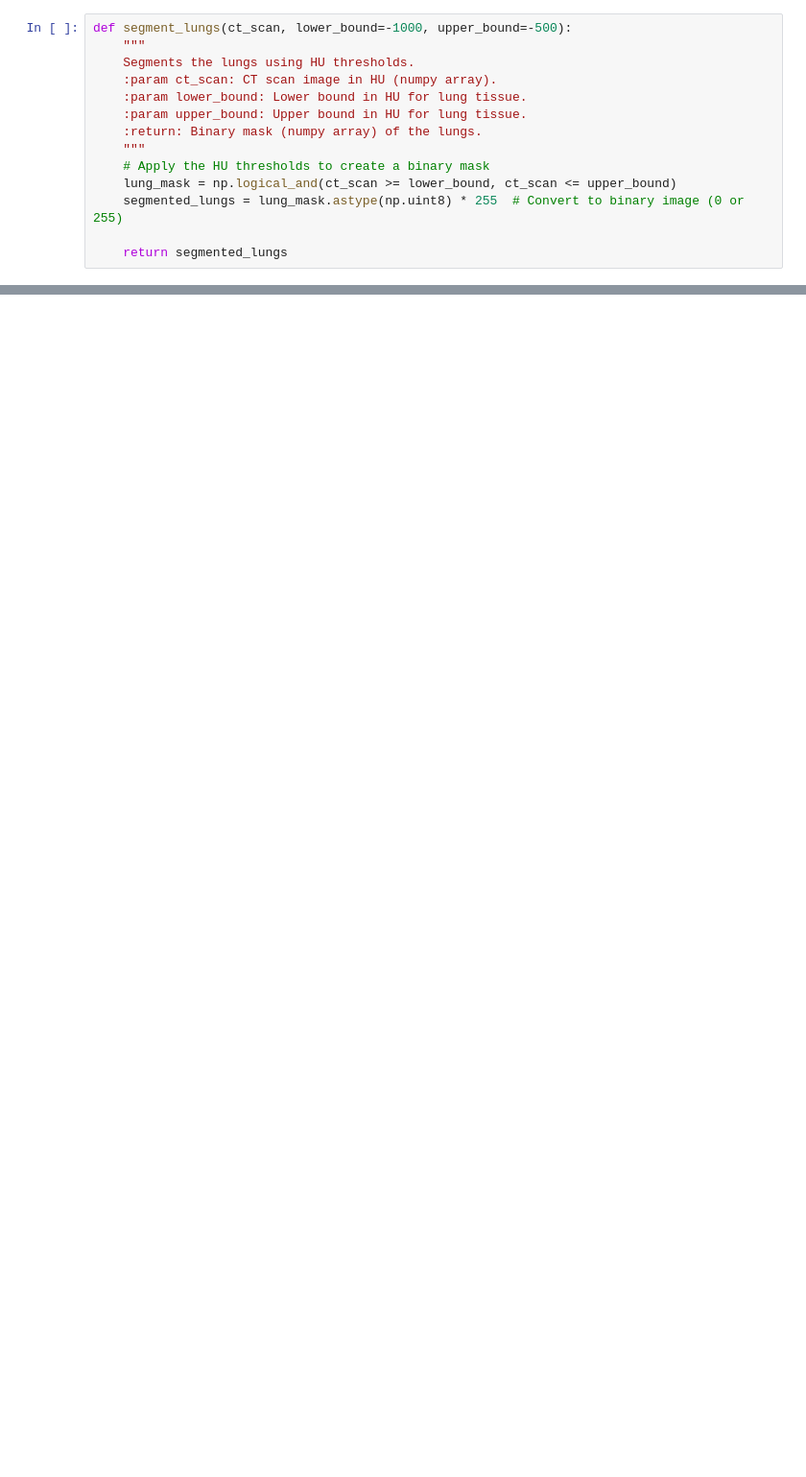
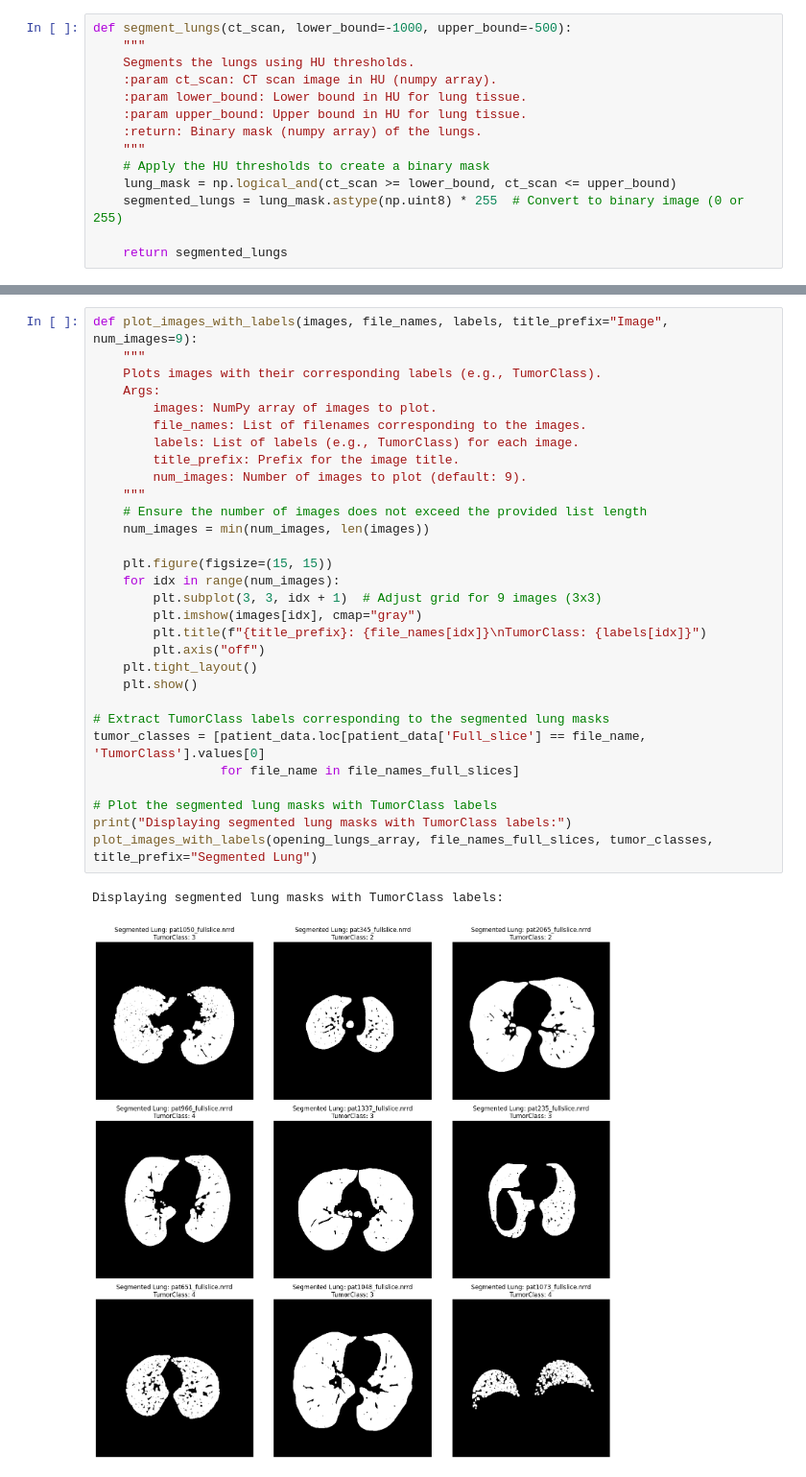
Before and after one commit to Amano07/lung_cancer, a Jupyter notebook: V1.ipynb, the cells around one changed output, grey strips where cells are left out. Shown at 96% size. Saved outputs shown, nothing was run; the diff lists cells and outputs as text; blank space fills up the shorter version.

```diff
--- a/V1.ipynb
+++ b/V1.ipynb
@@ -200,0 +305,33 @@ Segmented lung masks array shape: (2363, 512, 512)
+# %%
+def plot_images_with_labels(images, file_names, labels, title_prefix="Image", num_images=9):
+    """
+    Plots images with their corresponding labels (e.g., TumorClass).
+    Args:
+        images: NumPy array of images to plot.
+        file_names: List of filenames corresponding to the images.
+        labels: List of labels (e.g., TumorClass) for each image.
+        title_prefix: Prefix for the image title.
+        num_images: Number of images to plot (default: 9).
+    """
+    # Ensure the number of images does not exceed the provided list length
+    num_images = min(num_images, len(images))
+
+    plt.figure(figsize=(15, 15))
+    for idx in range(num_images):
+        plt.subplot(3, 3, idx + 1)  # Adjust grid for 9 images (3x3)
+        plt.imshow(images[idx], cmap="gray")
+        plt.title(f"{title_prefix}: {file_names[idx]}\nTumorClass: {labels[idx]}")
+        plt.axis("off")
+    plt.tight_layout()
+    plt.show()
+
+# Extract TumorClass labels corresponding to the segmented lung masks
+tumor_classes = [patient_data.loc[patient_data['Full_slice'] == file_name, 'TumorClass'].values[0]
+                 for file_name in file_names_full_slices]
+
+# Plot the segmented lung masks with TumorClass labels
+print("Displaying segmented lung masks with TumorClass labels:")
+plot_images_with_labels(opening_lungs_array, file_names_full_slices, tumor_classes, title_prefix="Segmented Lung")
+# %% [output]
+Displaying segmented lung masks with TumorClass labels:
+[figure, added]
```
Also changed, not shown: parts of 8 cells of this notebook, 2 other files.
